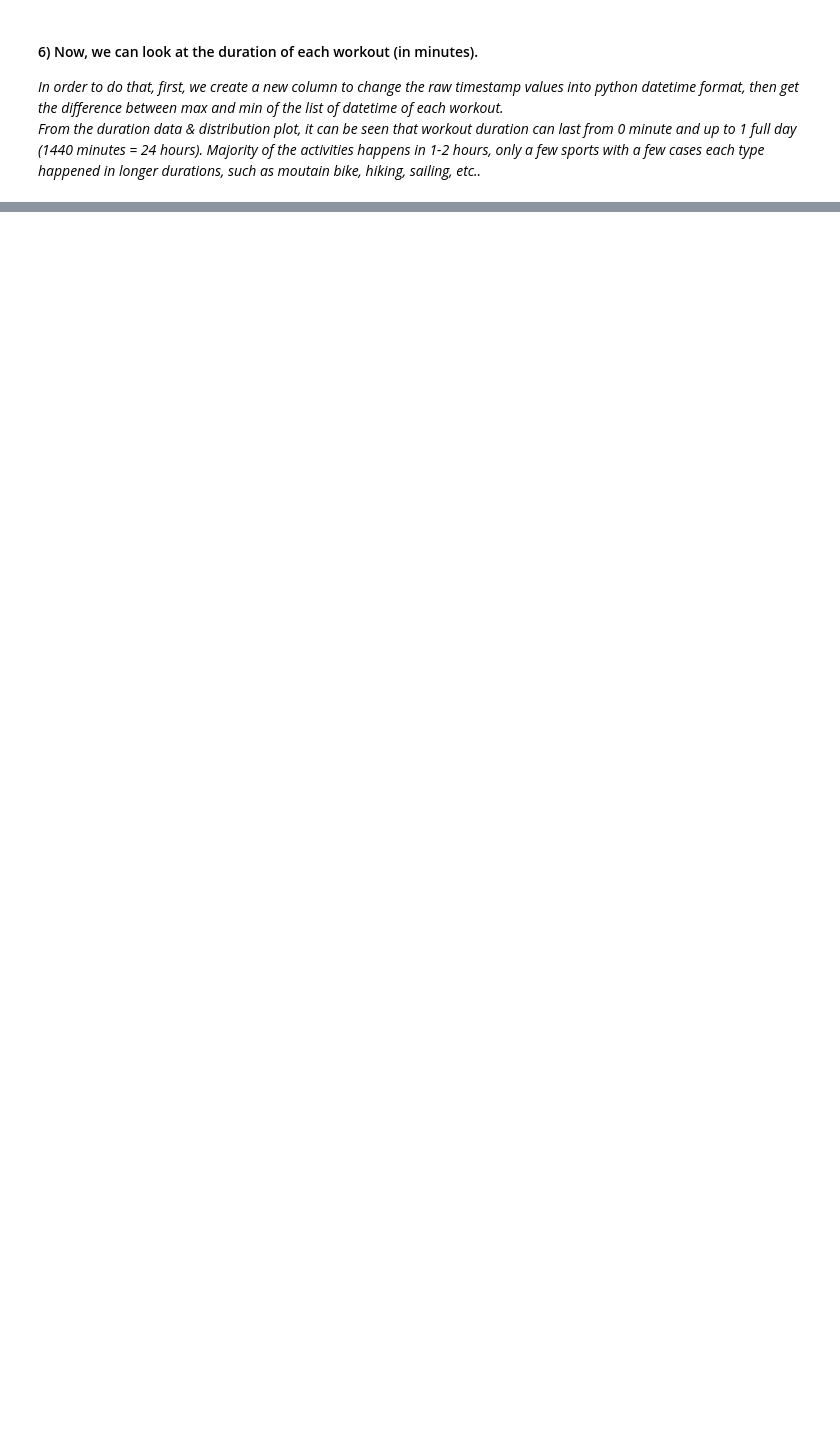
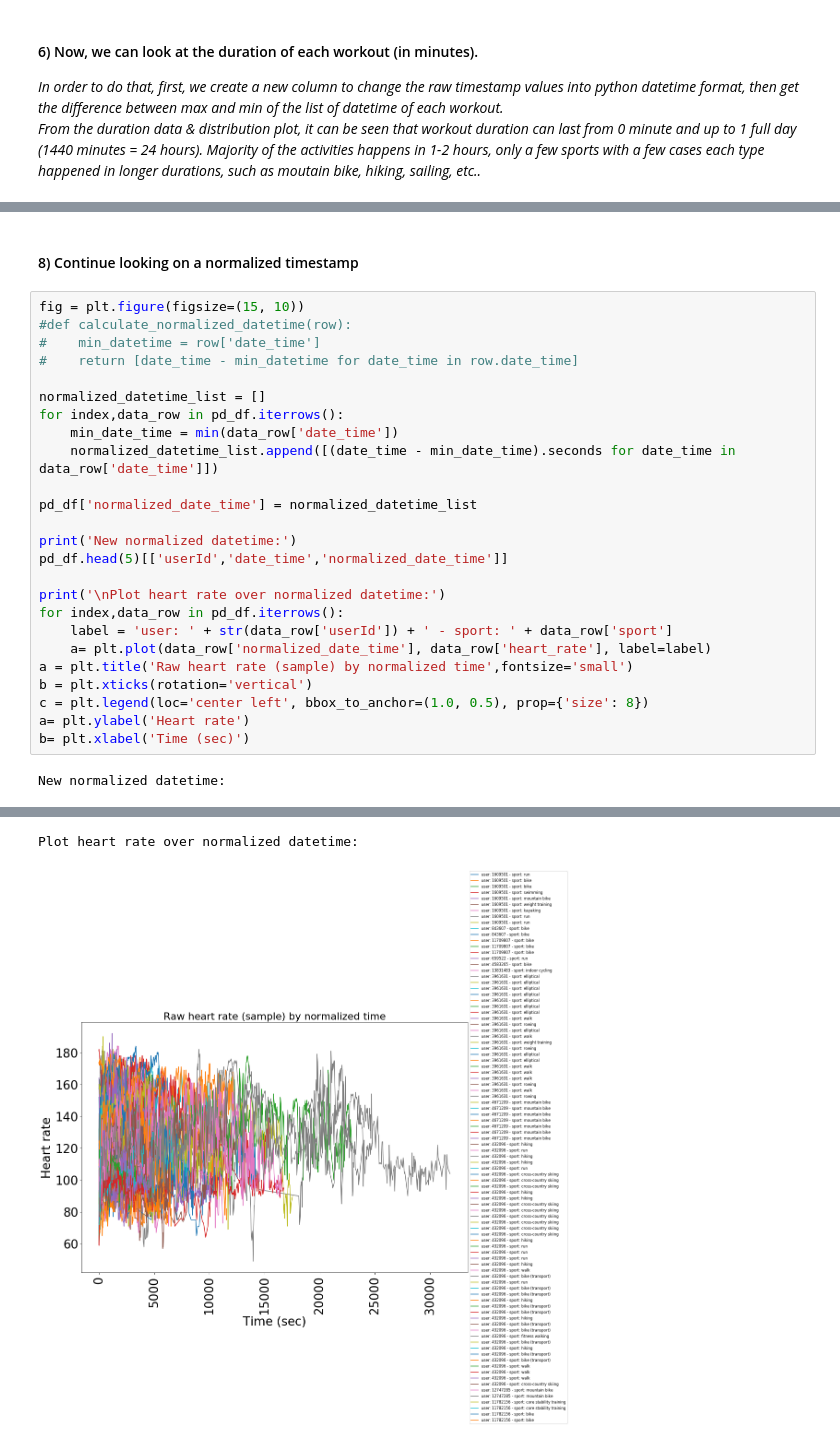
Before and after one commit to TuanTTranCS/concordia-bigdata-project, a Jupyter notebook: BigData_Project_Explore.ipynb, the cells around one changed output, grey strips where cells are left out. Drawn from its saved outputs; the diff is of its cells as text; blank space fills up the shorter version.

```diff
--- a/BigData_Project_Explore.ipynb
+++ b/BigData_Project_Explore.ipynb
@@ -334,0 +355,29 @@ b= plt.xlabel('Time (hour:min:sec)')
+# %% [markdown]
+#### 8) Continue looking on a normalized timestamp
+# %%
+fig = plt.figure(figsize=(15, 10))
+#def calculate_normalized_datetime(row):
+#    min_datetime = row['date_time']
+#    return [date_time - min_datetime for date_time in row.date_time]
+
+normalized_datetime_list = []
+for index,data_row in pd_df.iterrows():
+    min_date_time = min(data_row['date_time'])
+    normalized_datetime_list.append([(date_time - min_date_time).seconds for date_time in data_row['date_time']])
+
+pd_df['normalized_date_time'] = normalized_datetime_list
+
+print('New normalized datetime:')
+pd_df.head(5)[['userId','date_time','normalized_date_time']]
+
+print('\nPlot heart rate over normalized datetime:')
+for index,data_row in pd_df.iterrows():
+    label = 'user: ' + str(data_row['userId']) + ' - sport: ' + data_row['sport']
+    a= plt.plot(data_row['normalized_date_time'], data_row['heart_rate'], label=label)
+a = plt.title('Raw heart rate (sample) by normalized time',fontsize='small')
+b = plt.xticks(rotation='vertical')
+c = plt.legend(loc='center left', bbox_to_anchor=(1.0, 0.5), prop={'size': 8})
+a= plt.ylabel('Heart rate')
+b= plt.xlabel('Time (sec)')
+# %% [output]
+New normalized datetime:
@@ -334,0 +390,2 @@ b= plt.xlabel('Time (hour:min:sec)')
+Plot heart rate over normalized datetime:
+[figure, added]
```
Also changed, not shown: parts of 10 cells of this notebook.
